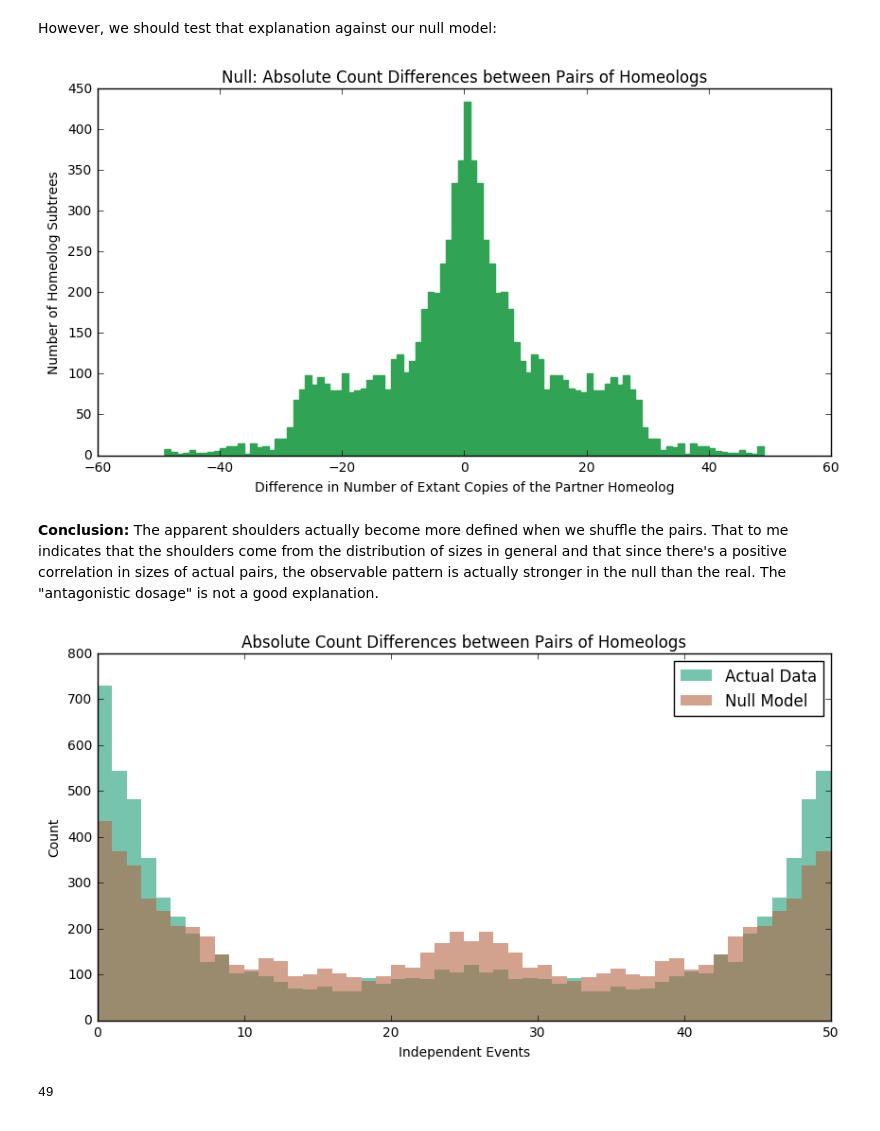
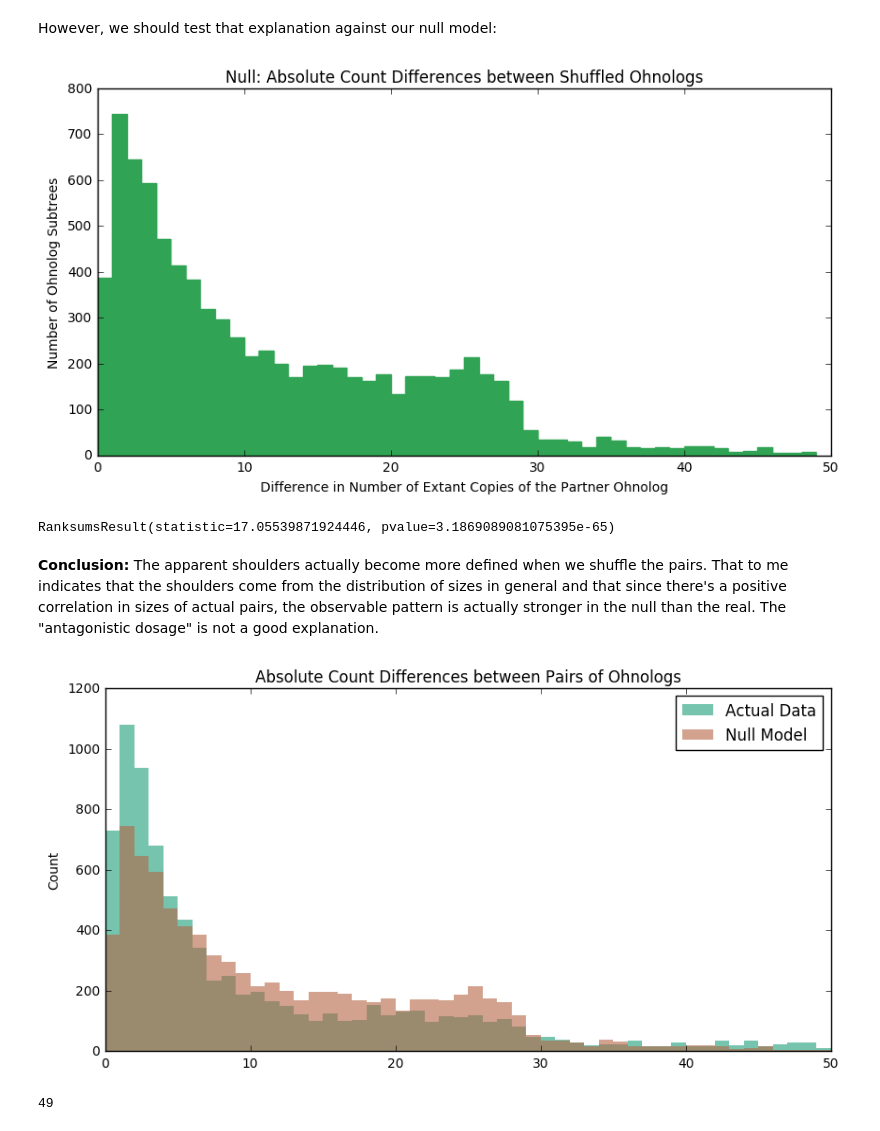
Before and after one commit to josiahseaman/DNA_Duplications, a Jupyter notebook: TreeCountAnalysis_Oleaceae_Homeologs.ipynb, the cells around one changed output. Drawn from its saved outputs; the diff is of its cells as text; code cells hidden in the pictures.

```diff
--- a/TreeCountAnalysis_Oleaceae_Homeologs.ipynb
+++ b/TreeCountAnalysis_Oleaceae_Homeologs.ipynb
@@ -551,13 +581,13 @@ print(all_loss_events)
 # %% [markdown]
 In `all_loss_events` we have the sum of loss events on each branch.  This could be used to summarize a rate of loss, but it's not appropriate to assume these are the same as extant copies.  Since a loss back in time will knock out a whole range of species, but a recent loss will only affect one species.
 # %%
-left_side = [k for k in all_loss_events.keys() if k > 20000000]
+left_side = [k for k in all_loss_events.keys() if k >= 20000000]
 len(left_side)
 # %% [output]
 4242
 # %%
 def get_opposite_side(index):
-    if index > 20000000:
+    if index >= 20000000:
         return index - 10000000
     else:
         return index + 10000000
@@ -843,8 +990,8 @@ for cutoff in range(1, 30):
 28 1.779782%
 29 1.447556%
 # %%
-diff_vals = [v for v in absolute_differences.values() if -50 < v < 50]
-pretty_hist("Absolute Count Differences between Pairs of Homeologs", diff_vals,
-           x_title="Difference in Number of Extant Copies of the Partner Homeolog",
-           y_title="Number of Homeolog Subtrees")
+diff_vals = [abs(v) for v in absolute_differences.values() if -50 < v < 50]
+pretty_hist("Absolute Count Differences between Pairs of Ohnologs", diff_vals,
+           x_title="Difference in Number of Extant Copies of the Partner Ohnolog",
+           y_title="Number of Ohnolog Subtrees")
 # %% [output]
@@ -863,18 +1010,22 @@ At first glance, it looks like there is a subgroup that could be classified as h
 # %% [markdown]
 However, we should test that explanation against our null model:
 # %%
-shuffle_vals = [v for v in shuffled_absolutes.values() if -50 < v < 50]
-pretty_hist("Null: Absolute Count Differences between Pairs of Homeologs", shuffle_vals,
-           x_title="Difference in Number of Extant Copies of the Partner Homeolog",
-           y_title="Number of Homeolog Subtrees")
+shuffle_vals = [abs(v) for v in shuffled_absolutes.values() if -50 < v < 50]
+pretty_hist("Null: Absolute Count Differences between Shuffled Ohnologs", shuffle_vals,
+           x_title="Difference in Number of Extant Copies of the Partner Ohnolog",
+           y_title="Number of Ohnolog Subtrees")
 # %% [output]
-[figure, old version]
+[figure, new version]
+# %%
+ranksums(shuffle_vals, diff_vals, )
+# %% [output]
+RanksumsResult(statistic=17.05539871924446, pvalue=3.1869089081075395e-65)
 # %% [markdown]
 **Conclusion:** The apparent shoulders actually become more defined when we shuffle the pairs.  That to me indicates that the shoulders come from the distribution of sizes in general and that since there's a positive correlation in sizes of actual pairs, the observable pattern is actually stronger in the null than the real.  The "antagonistic dosage" is not a good explanation.
 # %%
-categorical_histogram("Absolute Count Differences between Pairs of Homeologs", {"Null Model": shuffle_vals, "Actual Data": diff_vals})
+categorical_histogram("Absolute Count Differences between Pairs of Ohnologs", {"Null Model": shuffle_vals, "Actual Data": diff_vals})
 # %% [output]
-[figure, old version]
+[figure, new version]
 # %%
 max(diff_vals)
 # %% [output]
```
Also changed, not shown: parts of 48 cells of this notebook, 6 other files.
